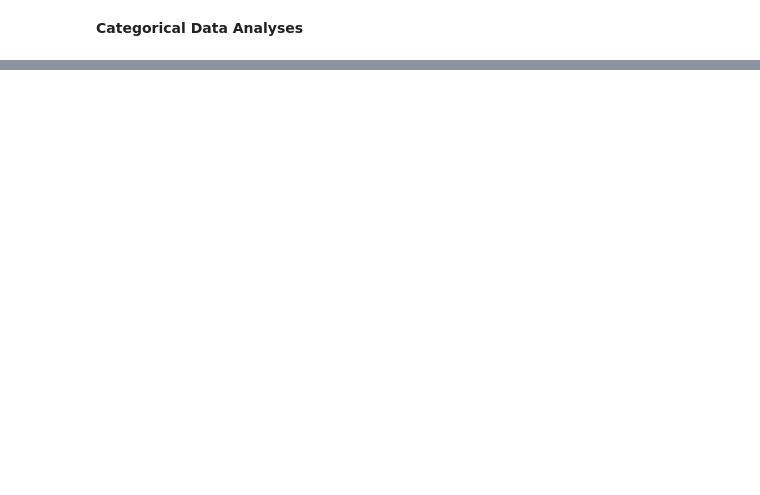
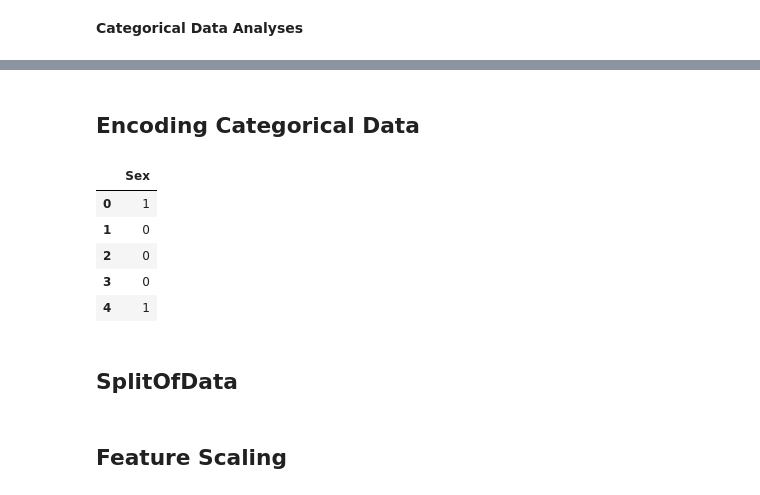
Before and after one commit to Elma-dev/ritanic_data_analyse, a Jupyter notebook: titanc_analyse.ipynb, the cells around one changed output, grey strips where cells are left out. Cells and saved outputs as stored; diff of their text form; code cells hidden in the pictures; blank space fills up the shorter version.

```diff
--- a/titanc_analyse.ipynb
+++ b/titanc_analyse.ipynb
@@ -142,0 +161,17 @@ px.histogram(data_frame=data,x='Parents/Children Aboard',y='Survived',color='Sex
+# %% [markdown]
+## Encoding Categorical Data
+# %%
+from sklearn.preprocessing import LabelEncoder
+labelEncoder=LabelEncoder()
+data['Sex']=labelEncoder.fit_transform(data['Sex'])
+# %%
+data.Sex.to_frame().head()
+# %% [output]
+|  | Sex |
+| 0 | 1 |
+| 1 | 0 |
+| 2 | 0 |
+| 3 | 0 |
+| 4 | 1 |
+# %% [markdown]
+## SplitOfData
@@ -142,0 +184,2 @@ px.histogram(data_frame=data,x='Parents/Children Aboard',y='Survived',color='Sex
+# %% [markdown]
+## Feature Scaling
```
Also changed, not shown: parts of 21 cells of this notebook.
